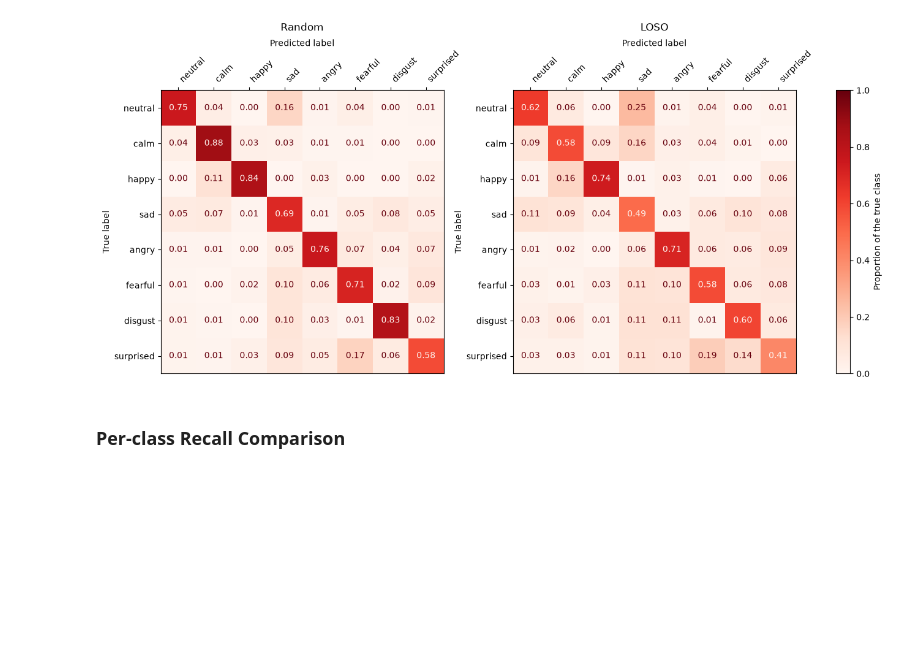
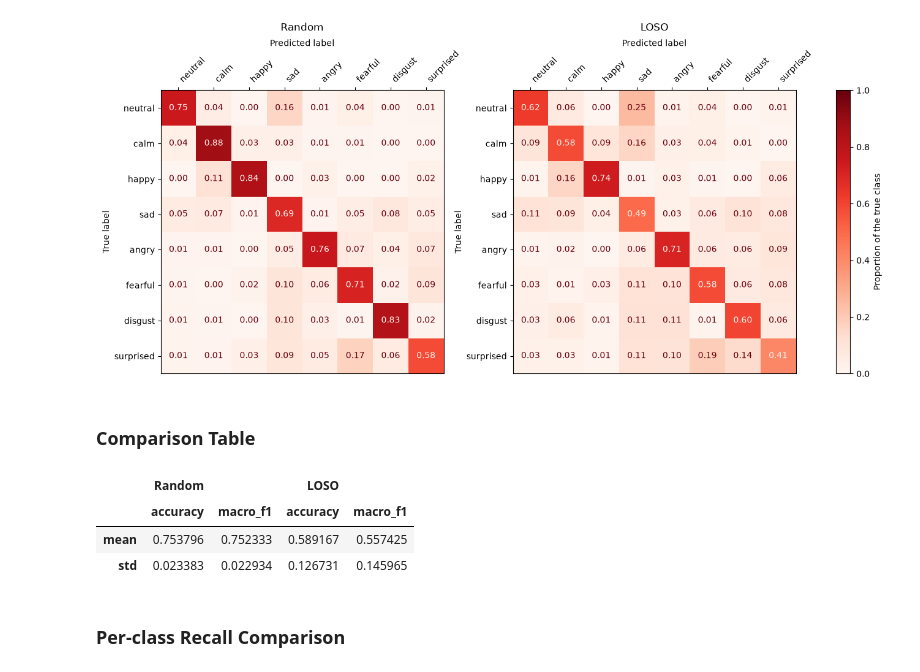
Before and after one commit to migasantunes/Emotion_Recognition, a Jupyter notebook: notebooks/04_evaluation.ipynb, the cells around one changed output. Drawn from its saved outputs; the diff is of its cells as text; code cells hidden in the pictures; blank space fills up the shorter version.

```diff
--- a/notebooks/04_evaluation.ipynb
+++ b/notebooks/04_evaluation.ipynb
@@ -171,6 +176,16 @@ fig.colorbar(disp.im_, ax=axes, label="Proportion of the true class")
 plt.show()
 # %% [output]
 [figure]
+# %% [markdown]
+### Comparison Table
+# %%
+shuffle_results_table = pd.concat({"Random": results_shuffle, "LOSO": results_group}, axis=1)
+shuffle_results_table
+# %% [output]
+|  | Random |  | LOSO |  |
+|  | accuracy | macro_f1 | accuracy | macro_f1 |
+| mean | 0.753796 | 0.752333 | 0.589167 | 0.557425 |
+| std | 0.023383 | 0.022934 | 0.126731 | 0.145965 |
 # %% [markdown]
 ### Per-class Recall Comparison
 # %% [markdown]
```
Also changed, not shown: parts of 4 cells of this notebook, 1 other file.
